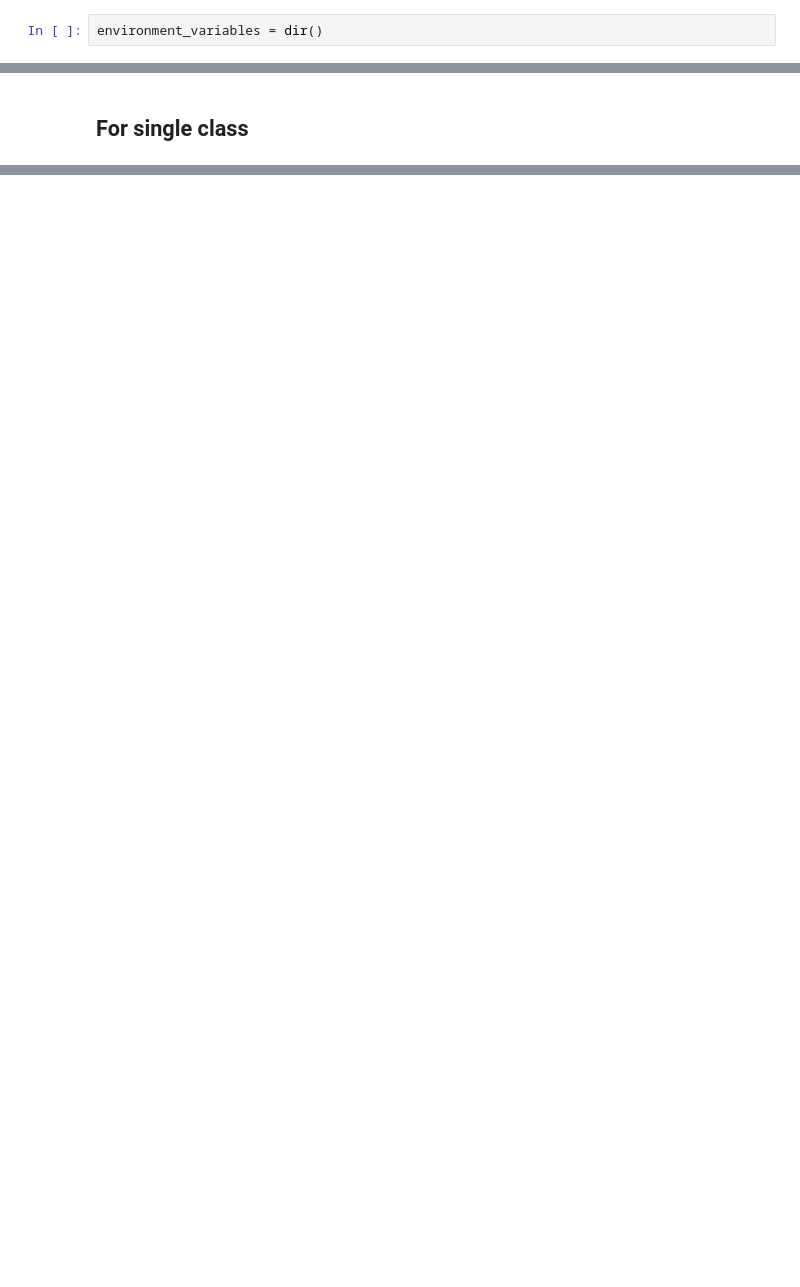
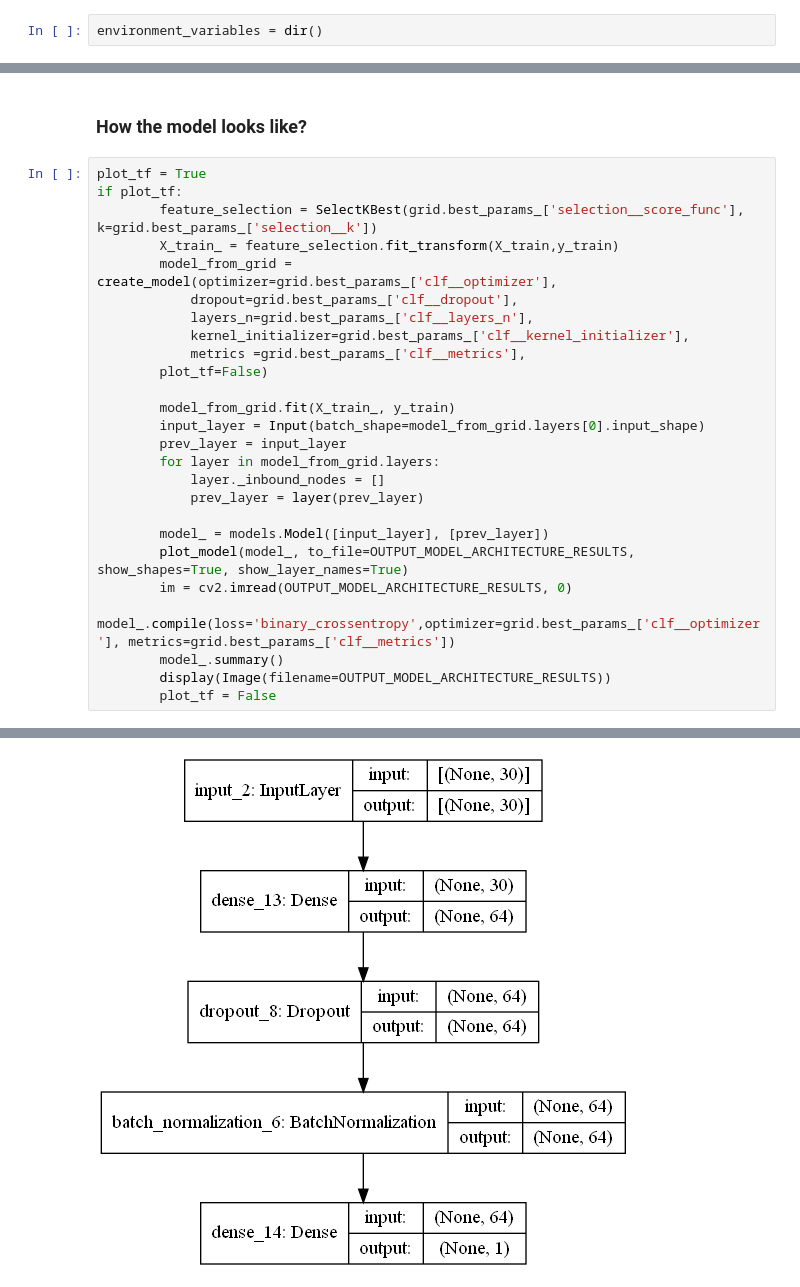
Before and after one commit to softgitron/team3-data-mining, a Jupyter notebook: src/keras_sequential_succesfull.ipynb, the cells around one changed output, grey strips where cells are left out. Saved outputs shown, nothing was run; the diff lists cells and outputs as text; blank space fills up the shorter version.

```diff
--- a/src/keras_sequential_succesfull.ipynb
+++ b/src/keras_sequential_succesfull.ipynb
@@ -309,2 +341,29 @@ Best model: Acc. Score = 0.572992, with parameters {'clf__dropout': 0.2, 'clf__e
-# %% [markdown]
-## For single class
+# %% [markdown]
+### How the model looks like?
+# %%
+plot_tf = True
+if plot_tf:
+        feature_selection = SelectKBest(grid.best_params_['selection__score_func'],  k=grid.best_params_['selection__k'])
+        X_train_ = feature_selection.fit_transform(X_train,y_train)
+        model_from_grid =  create_model(optimizer=grid.best_params_['clf__optimizer'],
+            dropout=grid.best_params_['clf__dropout'],
+            layers_n=grid.best_params_['clf__layers_n'],
+            kernel_initializer=grid.best_params_['clf__kernel_initializer'],
+            metrics =grid.best_params_['clf__metrics'],
+        plot_tf=False)
+
+        model_from_grid.fit(X_train_, y_train)
+        input_layer = Input(batch_shape=model_from_grid.layers[0].input_shape)
+        prev_layer = input_layer
+        for layer in model_from_grid.layers:
+            layer._inbound_nodes = []
+            prev_layer = layer(prev_layer)
+
+        model_ = models.Model([input_layer], [prev_layer])
+        plot_model(model_, to_file=OUTPUT_MODEL_ARCHITECTURE_RESULTS, show_shapes=True, show_layer_names=True)
+        im = cv2.imread(OUTPUT_MODEL_ARCHITECTURE_RESULTS, 0)
+        model_.compile(loss='binary_crossentropy',optimizer=grid.best_params_['clf__optimizer'], metrics=grid.best_params_['clf__metrics'])
+        model_.summary()
+        display(Image(filename=OUTPUT_MODEL_ARCHITECTURE_RESULTS))
+        plot_tf = False
+# %% [output]
@@ -310,0 +389 @@ Best model: Acc. Score = 0.572992, with parameters {'clf__dropout': 0.2, 'clf__e
+[figure, added]
```
Also changed, not shown: parts of 19 cells of this notebook, 3 other files.
